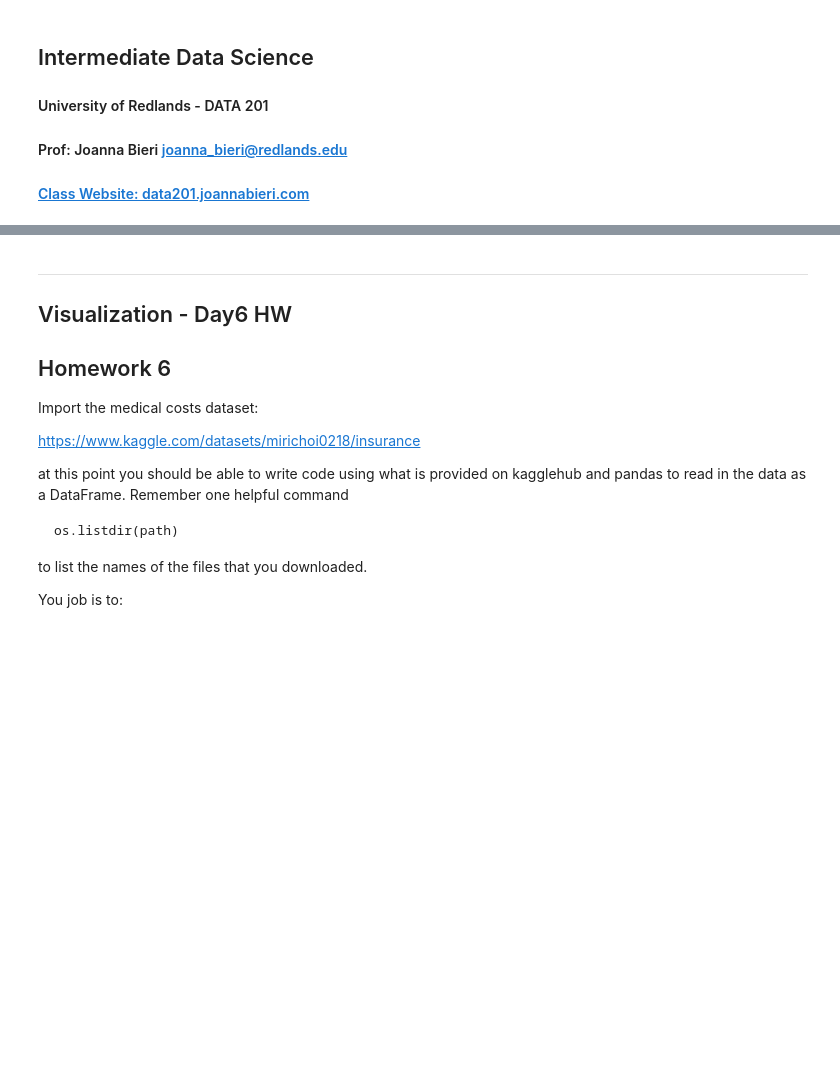
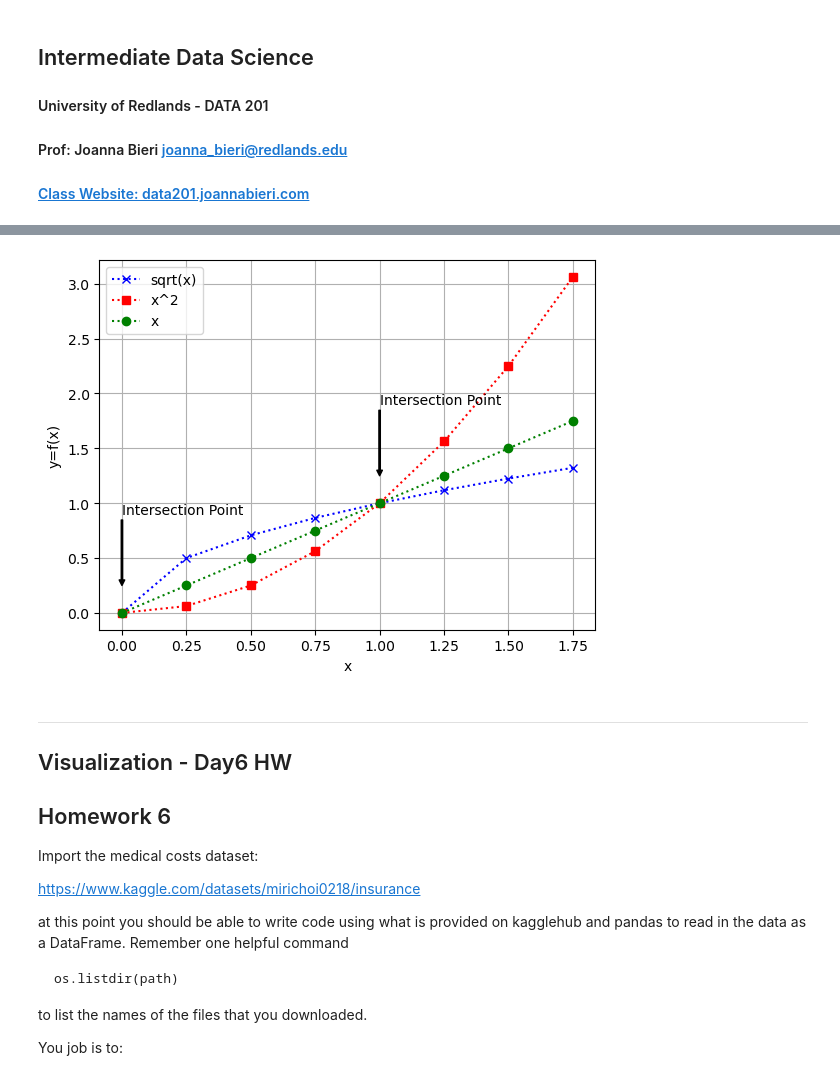
Before and after one commit to joseephwong/Data201_Joseph_Wong, a Jupyter notebook: Day6/HW_day6.ipynb, the cells around one changed output, grey strips where cells are left out. Saved outputs shown, nothing was run; the diff lists cells and outputs as text; code cells hidden in the pictures; blank space fills up the shorter version.

```diff
--- a/Day6/HW_day6.ipynb
+++ b/Day6/HW_day6.ipynb
@@ -48,10 +56,26 @@ Now using what you know about annotations and labels. See if you can recreate th
 # %%
 x = np.arange(0, 2, 0.25)
 y1 = np.sqrt(x)
 y2 = x**2
 y3 = x
 
 # Your code here
+plt.plot(x,y1,color='b',linestyle=':',marker='x',label="sqrt(x)")
+plt.plot(x,y2,color='r',linestyle=':',marker='s',label="x^2")
+plt.plot(x,y3,color='g',linestyle=':',marker='o',label="x")
+
+plt.grid()
+plt.legend()
+
+plt.xlabel("x")
+plt.ylabel("y=f(x)")
+
+plt.annotate("Intersection Point",xy=(0,0.25),xytext=(0,1),arrowprops=dict(facecolor="black",headwidth=4,width=1,headlength=4),horizontalalignment="left",verticalalignment="top")
+plt.annotate("Intersection Point",xy=(1,1.25),xytext=(1,2),arrowprops=dict(facecolor="black",headwidth=4,width=1,headlength=4),horizontalalignment="left",verticalalignment="top")
+
+plt.show()
+# %% [output]
+[figure, added]
 # %% [markdown]
 ---------------
 ## Visualization - Day6 HW
```
Also changed, not shown: parts of 2 cells of this notebook.
